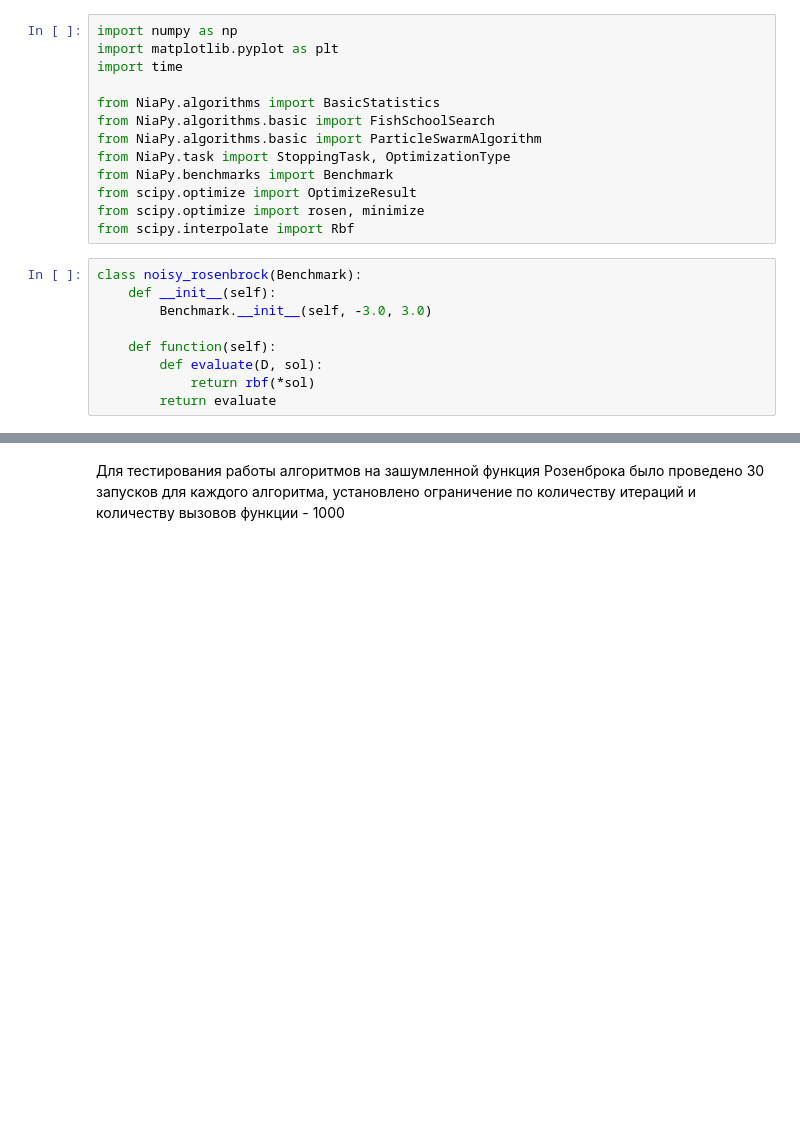
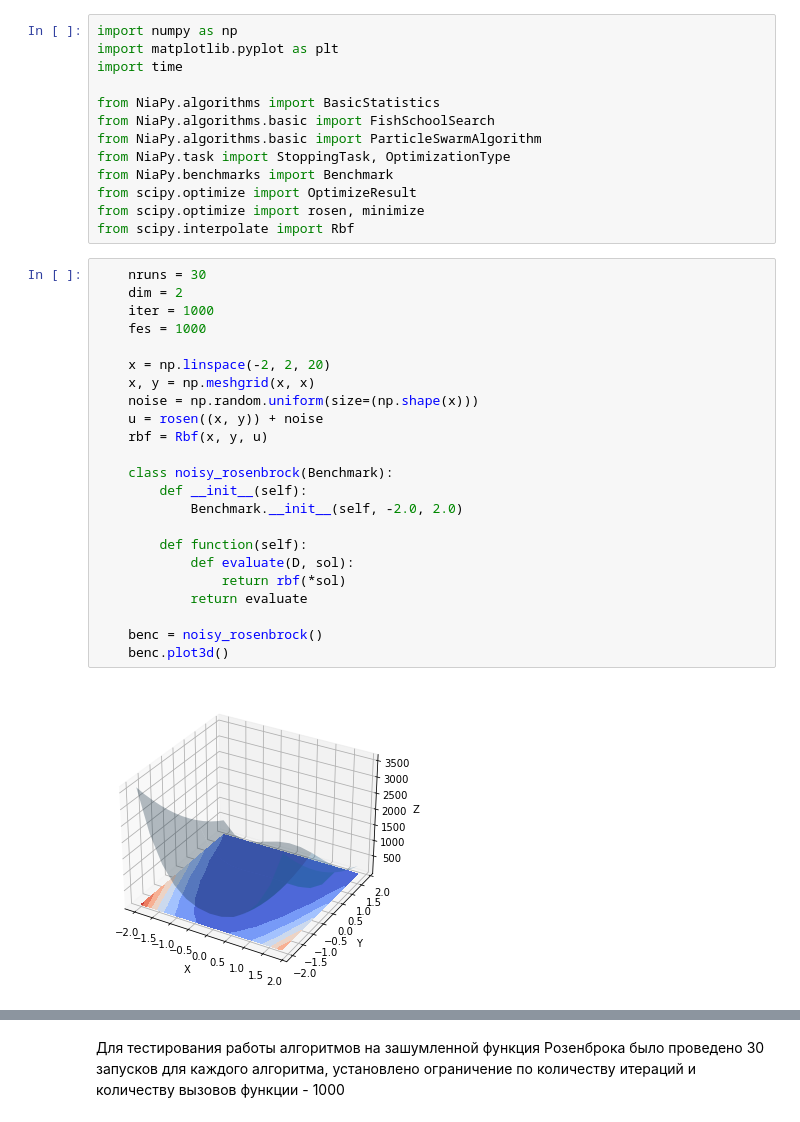
Before and after one commit to Loinen/FSS, a Jupyter notebook: FSS2.ipynb, the cells around one changed output, grey strips where cells are left out. Drawn from its saved outputs; the diff is of its cells as text; blank space fills up the shorter version.

```diff
--- a/FSS2.ipynb
+++ b/FSS2.ipynb
@@ -12,14 +12,30 @@ from scipy.optimize import OptimizeResult
 from scipy.optimize import rosen, minimize
 from scipy.interpolate import Rbf
 # %%
-class noisy_rosenbrock(Benchmark):
-    def __init__(self):
-        Benchmark.__init__(self, -3.0, 3.0)
+    nruns = 30
+    dim = 2
+    iter = 1000
+    fes = 1000
 
-    def function(self):
-        def evaluate(D, sol):
-            return rbf(*sol)
-        return evaluate
+    x = np.linspace(-2, 2, 20)
+    x, y = np.meshgrid(x, x)
+    noise = np.random.uniform(size=(np.shape(x)))
+    u = rosen((x, y)) + noise
+    rbf = Rbf(x, y, u)
+
+    class noisy_rosenbrock(Benchmark):
+        def __init__(self):
+            Benchmark.__init__(self, -2.0, 2.0)
+
+        def function(self):
+            def evaluate(D, sol):
+                return rbf(*sol)
+            return evaluate
+
+    benc = noisy_rosenbrock()
+    benc.plot3d()
+# %% [output]
+[figure, added]
 # %%
 def sgd(
     fun,
```
Also changed, not shown: parts of 6 cells of this notebook.
